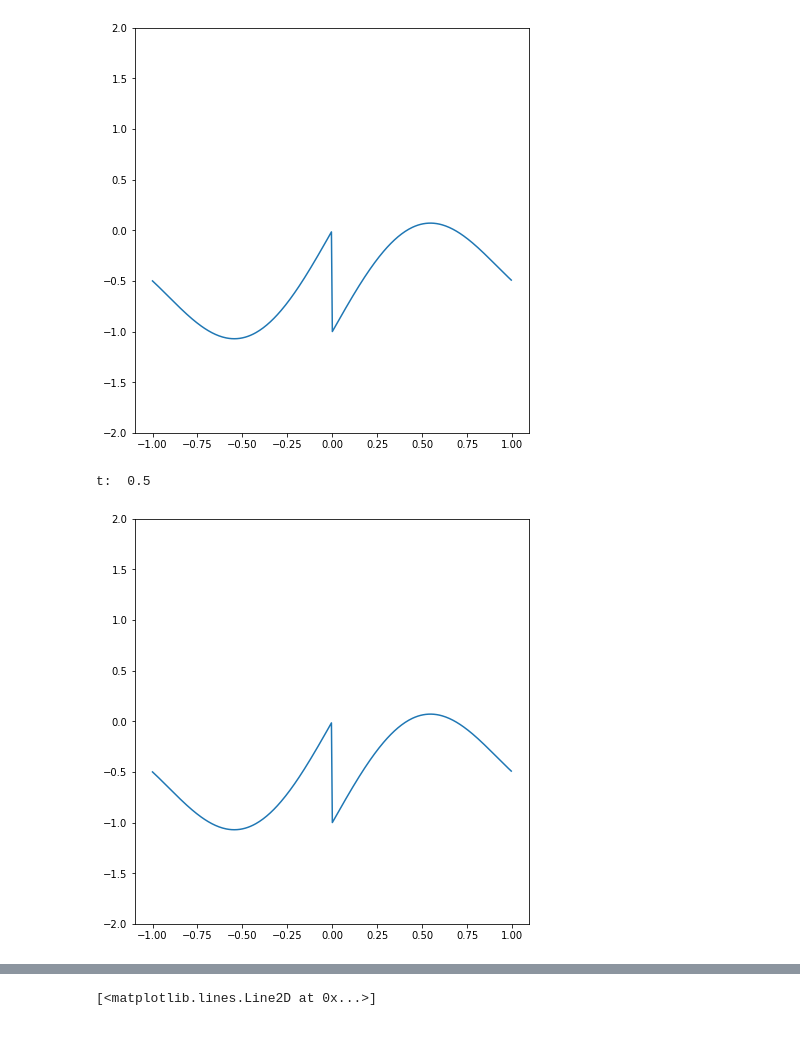
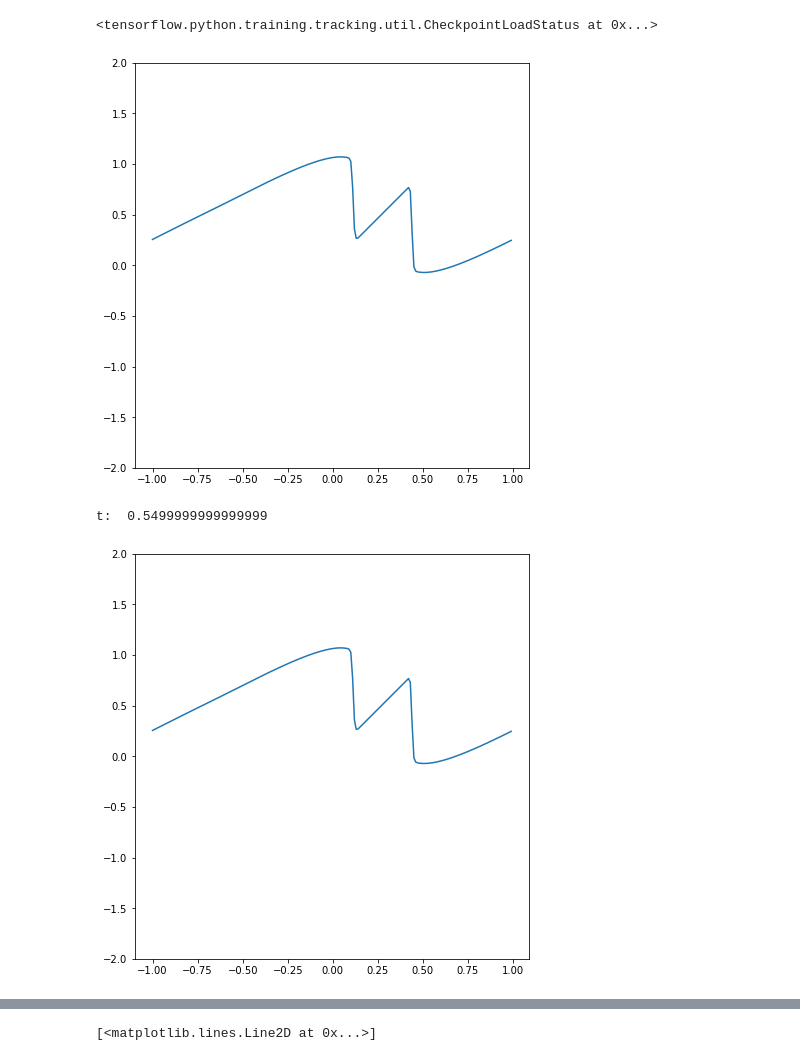
Before and after one commit to silvaneojunior/Top_mat_A, a Jupyter notebook: WENO-DS reescrito/Grafico artigo WENO Z.ipynb, the cells around one changed output, grey strips where cells are left out. Drawn from its saved outputs; the diff is of its cells as text; code cells hidden in the pictures.

```diff
--- a/WENO-DS reescrito/Grafico artigo WENO Z.ipynb
+++ b/WENO-DS reescrito/Grafico artigo WENO Z.ipynb
@@ -172,0 +23,3 @@ NotFoundError: Unsuccessful TensorSliceReader constructor: Failed to find any ma
+# %%
+Sim_Z, Sim_step_Z, DerivadaEspacial_Z, Get_weights_Z=create_simulation(API_TensorFlow,burgers_equation,WENO_Z)
+Sim_JS, Sim_step_JS, DerivadaEspacial_JS, Get_weights_JS=create_simulation(API_TensorFlow,burgers_equation,WENO_JS)
@@ -173,3 +42,8 @@ NotFoundError: Unsuccessful TensorSliceReader constructor: Failed to find any ma
+# %%
+# Carregando os pesos treinados
+Network.load_weights('Modelos treinados\\Modelo Rede temporal - 1')
+# %% [output]
+<tensorflow.python.training.tracking.util.CheckpointLoadStatus at 0x...>
 # %%
 # Visualizando os resultados
 
@@ -178,51 +52,46 @@ NotFoundError: Unsuccessful TensorSliceReader constructor: Failed to find any ma
 # Condição inicial do artigo do WENO-Z
 #-------------------------------------------------------------------------------------------
 # Função definida no artigo
-f_test = lambda x: -(-tf.math.sin(np.pi*x) - 0.5 * x**3 + \
-    tf.where(x < 0, tf.constant(0.0, dtype=float_pres), tf.constant(1.0, dtype=float_pres)))
+f_test = lambda x: (-np.sin(np.pi*x) - 0.5 * x**3 + \
+    np.where(x < 0, 0.0, 1.0))
 
 CFL = 0.5 # Constante utilizada para determinar o tamanho da malha temporal
 T   = 0.5     # Instante de tempo final
 # %%
-Δx=Δx_ref/2
-x  = tf.range(-1, 1, Δx, dtype=float_pres)
+Δx=Δx_ref
+x  = np.arange(-1, 1, Δx, dtype=float_pres)
 
 u_Z = f_test(x)
-u_Z = tf.expand_dims(u_Z,axis=0)
-u_Z = tf.expand_dims(u_Z,axis=2)
+u_Z = np.expand_dims(u_Z,axis=0)
 t=0
+Δt=0.05
 
 fig = plt.figure(1, constrained_layout=True, figsize=(6,6))
 ax  = fig.add_subplot(1, 1, 1)
 ax.set_ylim(-2, 2)
 # ax.set_xlim(0,1)
 line = ax.plot(x, tf.squeeze(u_Z))
 hfig = display(fig, display_id=True)
 
 while t < T:
-    Δt_max = T-t
-    Λ   = tf.math.reduce_max(tf.abs(u_Z), axis=1, keepdims=True)
-    Δt  = Δx*CFL/Λ
-    Δt  = tf.where(Δt > Δt_max, Δt_max,Δt)
-    u_Z = Burgers(u_Z,
-                  tf.constant(Δt,dtype='float64'),
-                  tf.constant(Δx,dtype='float64'),
-                  tf.constant(CFL,dtype='float64'),
-                  FronteiraPeriodica,
-                  network=final_layer.network_graph
+    u_Z = Sim_JS(u_Z,
+              Δt,
+              Δx,
+              CFL,
+              FronteiraPeriodica
                  )
     t += Δt
 
-#     squeezed_u=tf.squeeze(u_Z)
+    squeezed_u=np.squeeze(u_Z)
 
-#     # Exibindo graficamente os valores obtidos
-#     line[0].set_ydata(squeezed_u.numpy())
-#     fig.canvas.draw()
-#     hfig.update(fig)
-    print('t: ',tf.squeeze(t).numpy(),'                                ',end='\r')
+    # Exibindo graficamente os valores obtidos
+    line[0].set_ydata(squeezed_u)
+    fig.canvas.draw()
+    hfig.update(fig)
+    print('t: ',np.squeeze(t),'                                ',end='\r')
 # %% [output]
-[figure, old version]
+[figure, new version]
-t:  0.5
+t:  0.5499999999999999
-[figure, old version]
+[figure, new version]
 # %%
 Δx=Δx_ref
```
Also changed, not shown: parts of 17 cells of this notebook, 12 other files.
